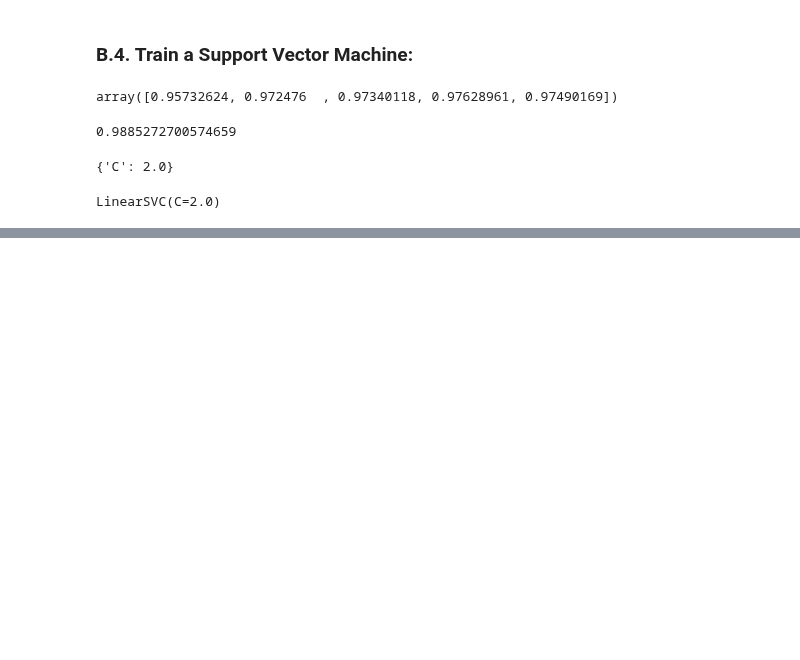
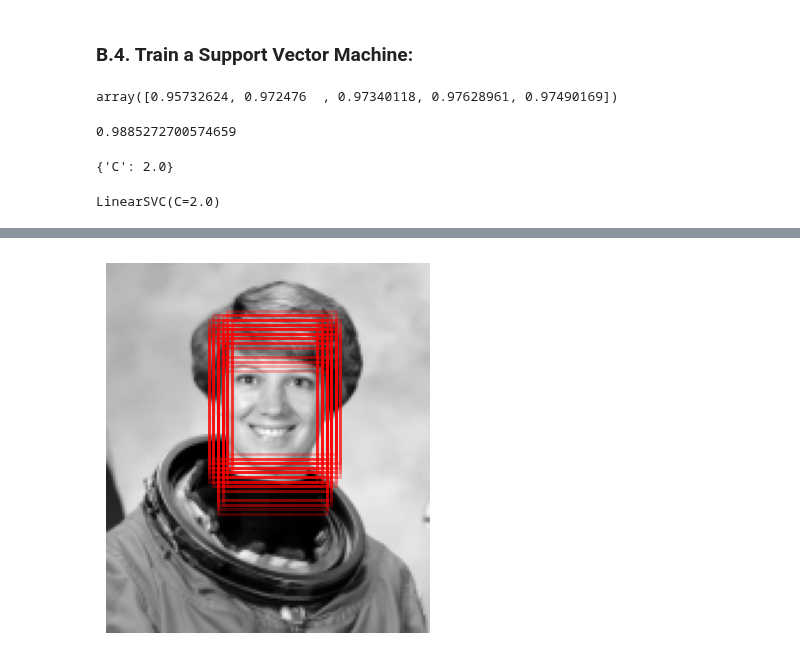
Before and after one commit to Spin8Cycle/ds-proj-remote, a Jupyter notebook: PDSHEx/ml_sklearn_notes/ml_application_FaceDetectionPipeline.ipynb, the cells around one changed output, grey strips where cells are left out. Drawn from its saved outputs; the diff is of its cells as text; code cells hidden in the pictures; blank space fills up the shorter version.

```diff
--- a/PDSHEx/ml_sklearn_notes/ml_application_FaceDetectionPipeline.ipynb
+++ b/PDSHEx/ml_sklearn_notes/ml_application_FaceDetectionPipeline.ipynb
@@ -149,0 +182,10 @@ LinearSVC(C=2.0)
+# %%
+fig, ax = plt.subplots()
+ax.imshow(test_image, cmap='gray')
+ax.axis('off')
+Ni, Nj = positive_patches[0].shape
+indices = np.array(indices)
+for i, j in indices[labels == 1]:
+    ax.add_patch(plt.Rectangle((j, i), Nj, Ni, edgecolor='red', alpha=0.3, lw=2, facecolor='none'))
+# %% [output]
+[figure, added]
```
Also changed, not shown: parts of 4 cells of this notebook.
